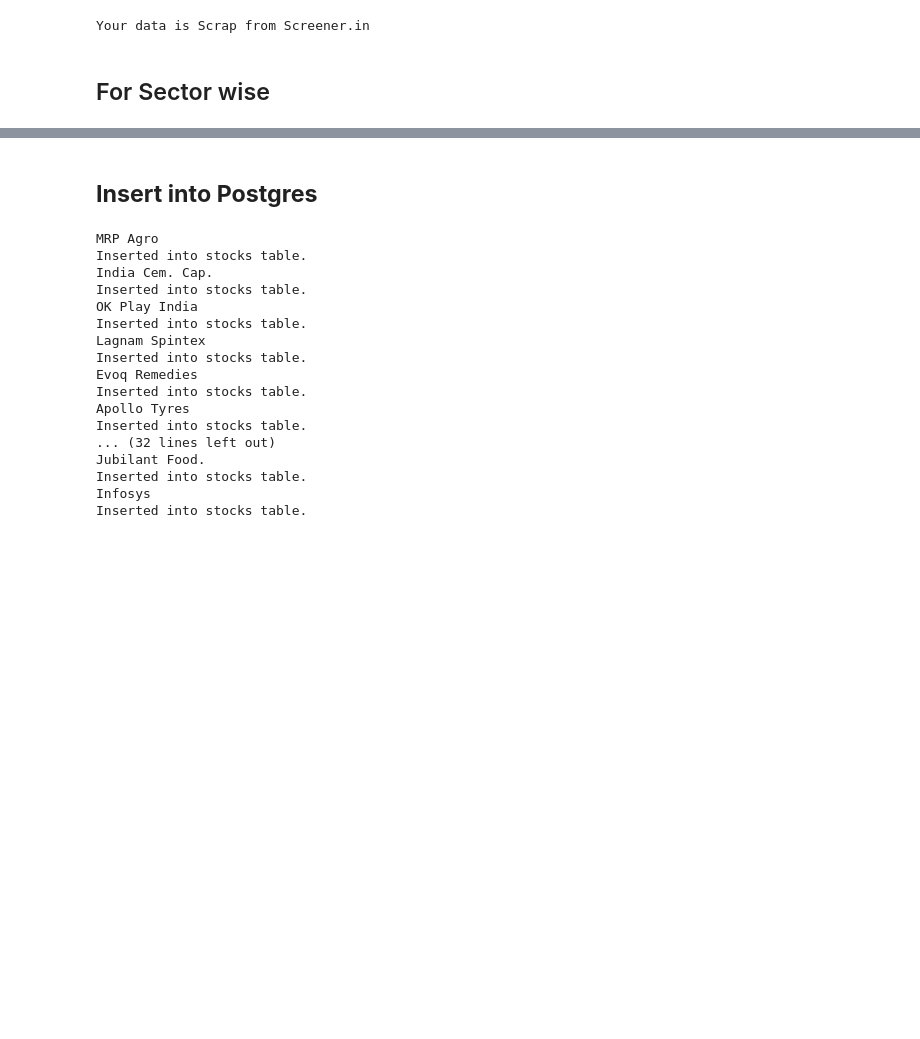
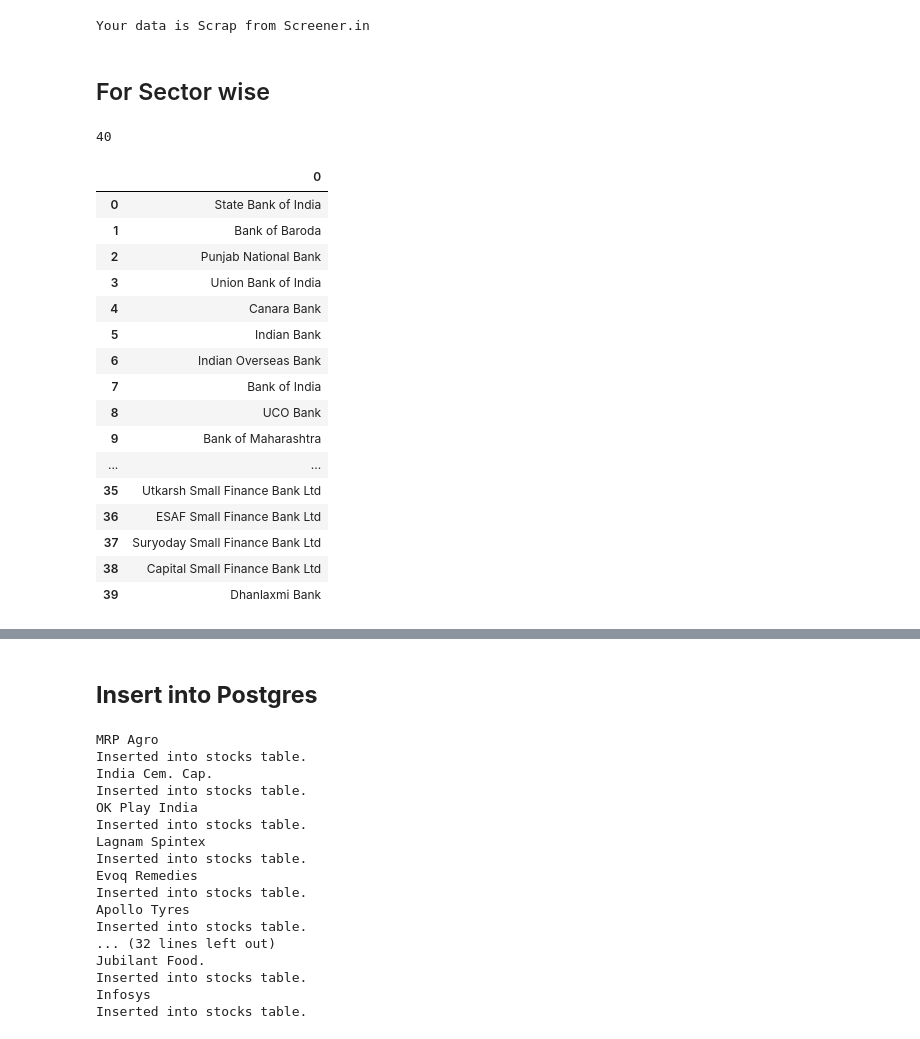
Before and after one commit to prashk027/Tasks, a Jupyter notebook: Tasks/PythonScript/task3/screener.ipynb, the cells around one changed output, grey strips where cells are left out. Saved outputs shown, nothing was run; the diff lists cells and outputs as text; code cells hidden in the pictures; blank space fills up the shorter version.

```diff
--- a/Tasks/PythonScript/task3/screener.ipynb
+++ b/Tasks/PythonScript/task3/screener.ipynb
@@ -122,3 +122,32 @@ driver.close()
 Your data is Scrap from Screener.in
 # %% [markdown]
 ## For Sector wise
+# %%
+import pandas as pd
+
+# data = pd.read_csv("Finance Sector(Combine).csv",header=None)
+data = pd.read_csv("Banking(Sheet1).csv",header=None)
+# data = data.iloc[:,0].tolist()
+print(len(data))
+# %% [output]
+40
+# %%
+data
+# %% [output]
+|  | 0 |
+| 0 | State Bank of India |
+| 1 | Bank of Baroda |
+| 2 | Punjab National Bank |
+| 3 | Union Bank of India |
+| 4 | Canara Bank |
+| 5 | Indian Bank |
+| 6 | Indian Overseas Bank |
+| 7 | Bank of India |
+| 8 | UCO Bank |
+| 9 | Bank of Maharashtra |
+| ... | ... |
+| 35 | Utkarsh Small Finance Bank Ltd |
+| 36 | ESAF Small Finance Bank Ltd |
+| 37 | Suryoday Small Finance Bank Ltd |
+| 38 | Capital Small Finance Bank Ltd |
+| 39 | Dhanlaxmi Bank |
```
Also changed, not shown: parts of 5 cells of this notebook, 2 other files.
